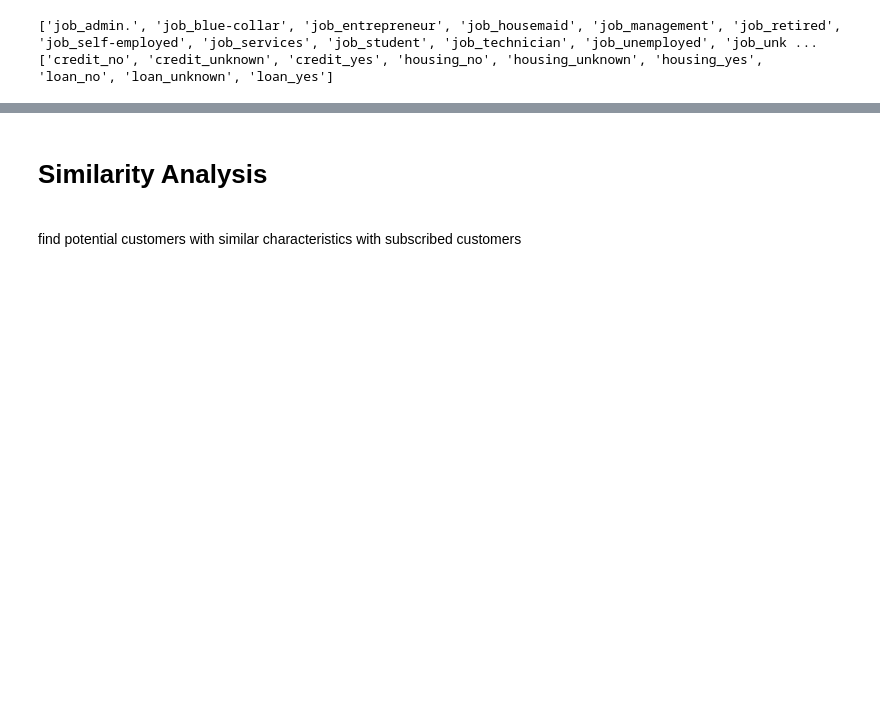
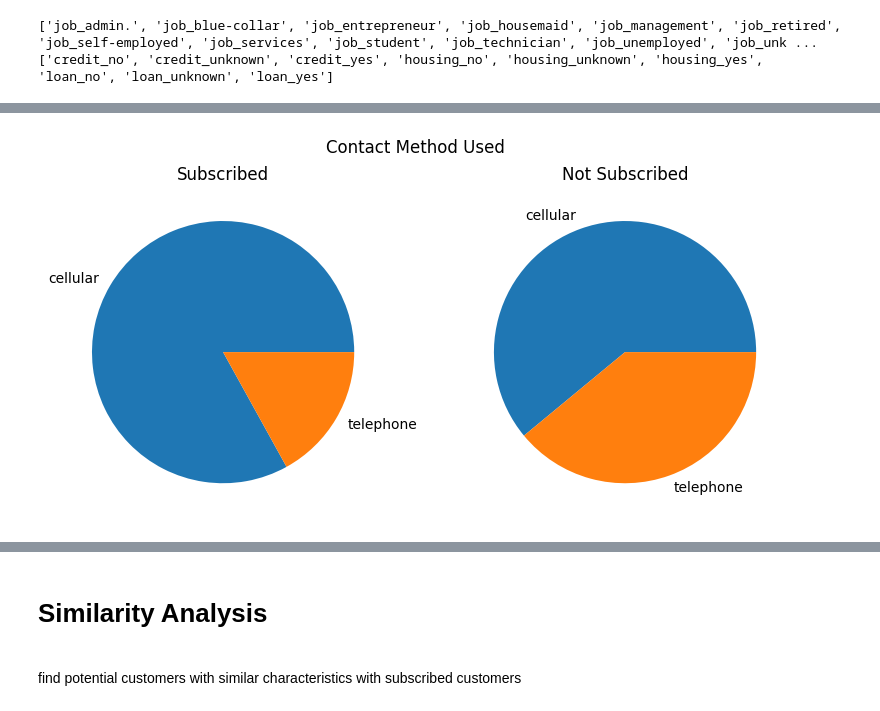
Before and after one commit to llh139/Data-Analytics-Portfolio, a Jupyter notebook: Bank Marketing Campaign Analysis/Bank Marketing Campaign Analysis.ipynb, the cells around one changed output, grey strips where cells are left out. Saved outputs shown, nothing was run; the diff lists cells and outputs as text; code cells hidden in the pictures; blank space fills up the shorter version.

```diff
--- a/Bank Marketing Campaign Analysis/Bank Marketing Campaign Analysis.ipynb
+++ b/Bank Marketing Campaign Analysis/Bank Marketing Campaign Analysis.ipynb
@@ -160,0 +183,15 @@ print(finance_categories_list)
+# %%
+df_contact_subscribe = df_back_up[df_back_up['y'] == 'yes'].groupby(['contact'])['y'].count()
+df_contact_unsubscribe = df_back_up[df_back_up['y'] == 'no'].groupby(['contact'])['y'].count()
+fig = plt.figure(figsize=(8, 4))
+ax1 = fig.add_subplot(1, 2, 1)
+ax1.pie(df_contact_subscribe, labels=df_contact_subscribe.index)
+ax1.set_title('Subscribed')
+ax2 = fig.add_subplot(1, 2, 2)
+ax2.pie(df_contact_unsubscribe, labels=df_contact_unsubscribe.index)
+ax2.set_title('Not Subscribed')
+fig.suptitle('Contact Method Used')
+fig.tight_layout()
+plt.show()
+# %% [output]
+[figure, added]
```
Also changed, not shown: parts of 5 cells of this notebook.
